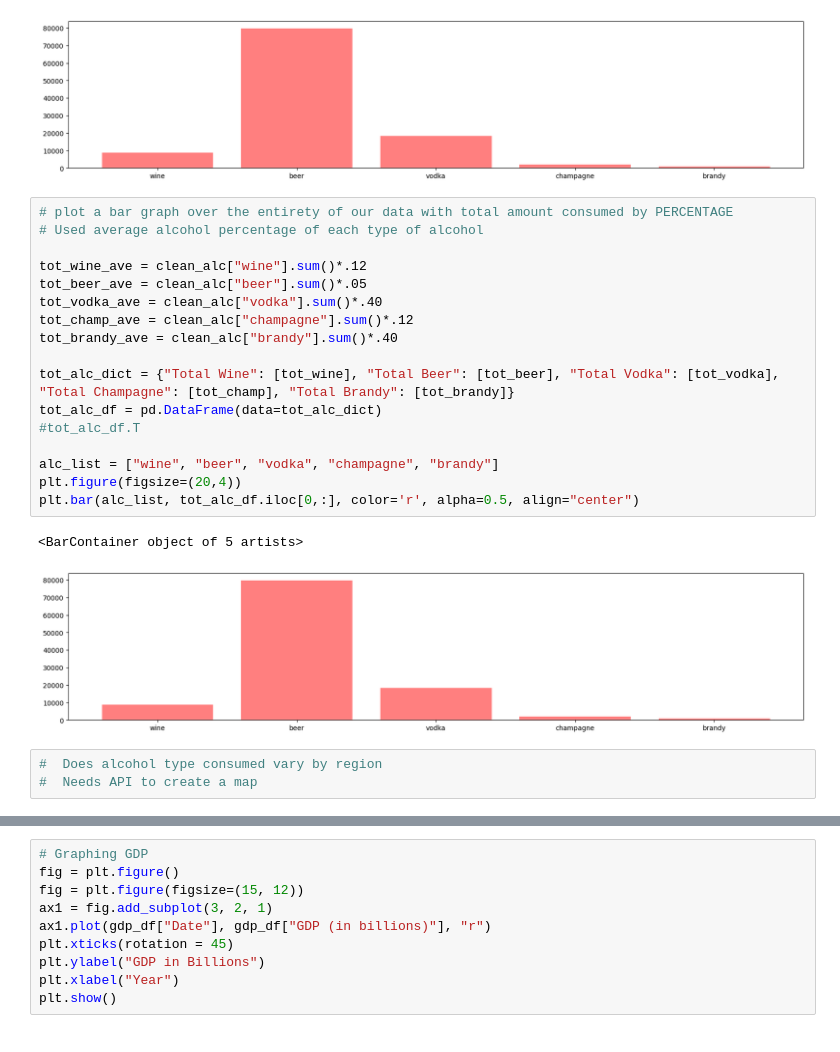
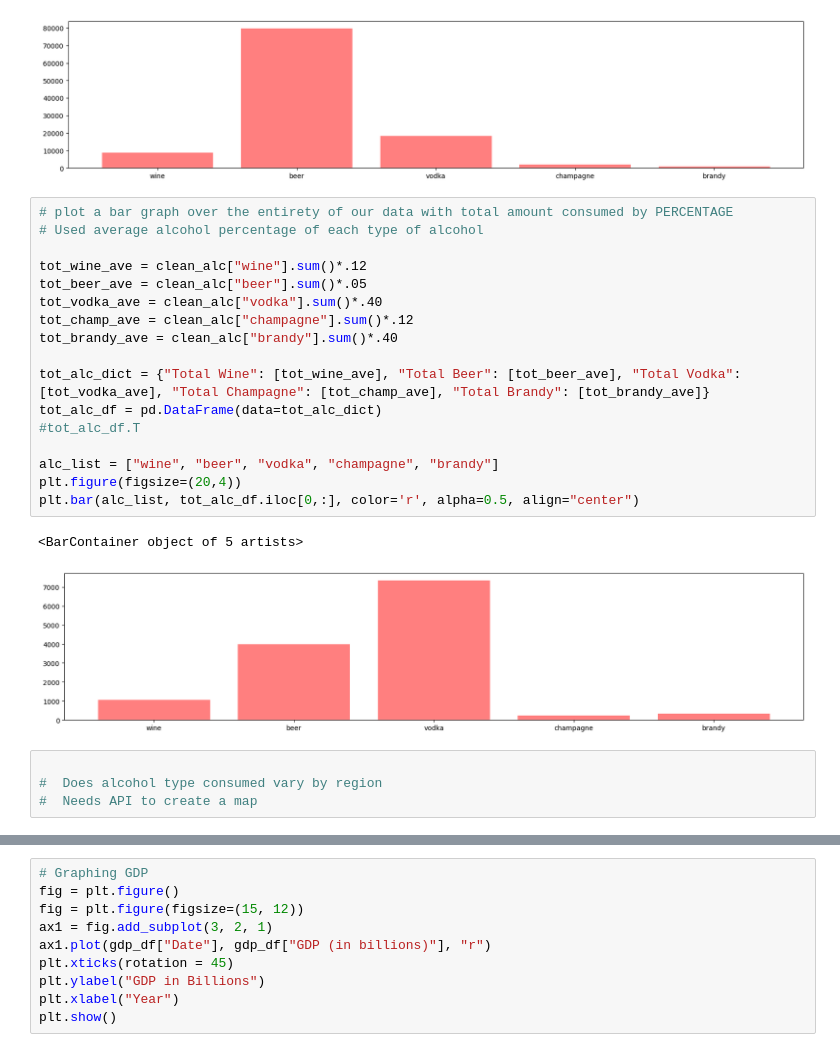
Before and after one commit to BlakeG2424/project-gt-1, a Jupyter notebook: mp_pour.ipynb, the cells around one changed output, grey strips where cells are left out. Drawn from its saved outputs; the diff is of its cells as text.

```diff
--- a/mp_pour.ipynb
+++ b/mp_pour.ipynb
@@ -80,23 +95,24 @@ plt.bar(alc_list, tot_alc_df.iloc[0,:], color='r', alpha=0.5, align="center")
 # %%
 # plot a bar graph over the entirety of our data with total amount consumed by PERCENTAGE
 # Used average alcohol percentage of each type of alcohol
 
 tot_wine_ave = clean_alc["wine"].sum()*.12
 tot_beer_ave = clean_alc["beer"].sum()*.05
 tot_vodka_ave = clean_alc["vodka"].sum()*.40
 tot_champ_ave = clean_alc["champagne"].sum()*.12
 tot_brandy_ave = clean_alc["brandy"].sum()*.40
 
-tot_alc_dict = {"Total Wine": [tot_wine], "Total Beer": [tot_beer], "Total Vodka": [tot_vodka], "Total Champagne": [tot_champ], "Total Brandy": [tot_brandy]}
+tot_alc_dict = {"Total Wine": [tot_wine_ave], "Total Beer": [tot_beer_ave], "Total Vodka": [tot_vodka_ave], "Total Champagne": [tot_champ_ave], "Total Brandy": [tot_brandy_ave]}
 tot_alc_df = pd.DataFrame(data=tot_alc_dict)
 #tot_alc_df.T
 
 alc_list = ["wine", "beer", "vodka", "champagne", "brandy"]
 plt.figure(figsize=(20,4))
 plt.bar(alc_list, tot_alc_df.iloc[0,:], color='r', alpha=0.5, align="center")
 # %% [output]
 <BarContainer object of 5 artists>
-[figure, old version]
+[figure, new version]
 # %%
+
 #  Does alcohol type consumed vary by region
 #  Needs API to create a map
```
Also changed, not shown: parts of 12 cells of this notebook, 2 other files.
